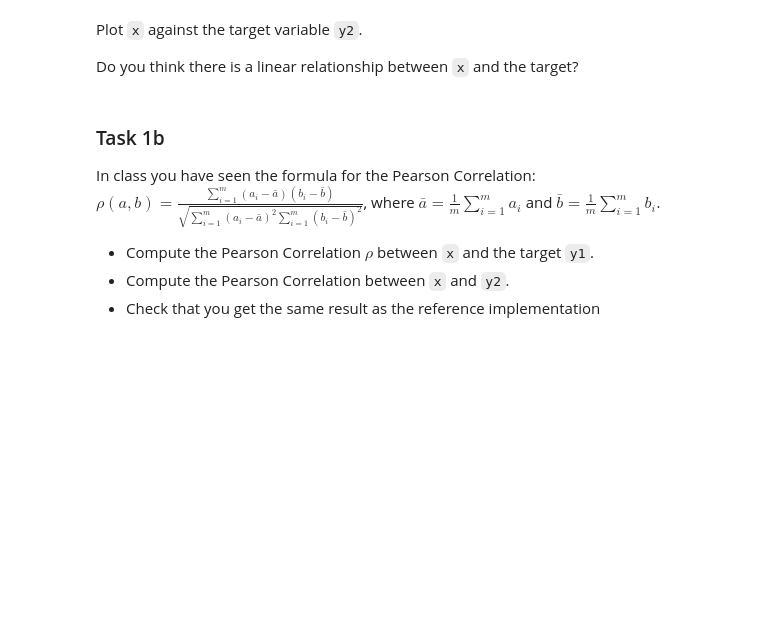
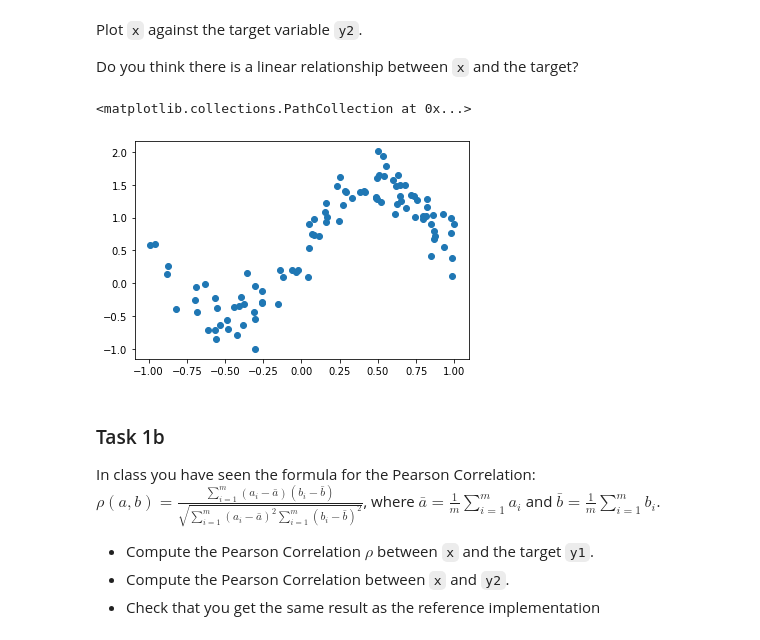
Before and after one commit to ArmandoShala/mldm_hs22, a Jupyter notebook: labs/L03_linear_regression_LAB_ASSIGNMENT.ipynb, the cells around one changed output. Saved outputs shown, nothing was run; the diff lists cells and outputs as text; code cells hidden in the pictures; blank space fills up the shorter version.

```diff
--- a/labs/L03_linear_regression_LAB_ASSIGNMENT.ipynb
+++ b/labs/L03_linear_regression_LAB_ASSIGNMENT.ipynb
@@ -40,6 +47,13 @@ Do you think there is a linear relationship between `x` and the target?
 Plot `x` against the target variable `y2`.
 
 Do you think there is a linear relationship between `x` and the target?
+# %%
+plt.scatter(x, y2, label='x against y2')
+
+# It seems to be a non-linear relationship between x and y2. But this needs further investigation too.
+# %% [output]
+<matplotlib.collections.PathCollection at 0x...>
+[figure, added]
 # %% [markdown]
 ### Task 1b
 
```
Also changed, not shown: parts of 16 cells of this notebook.
